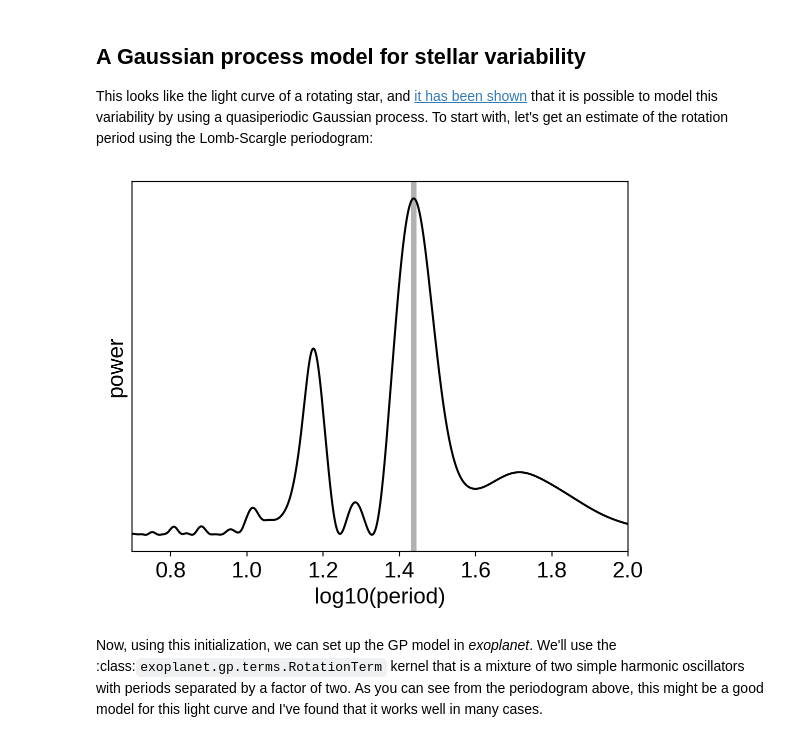
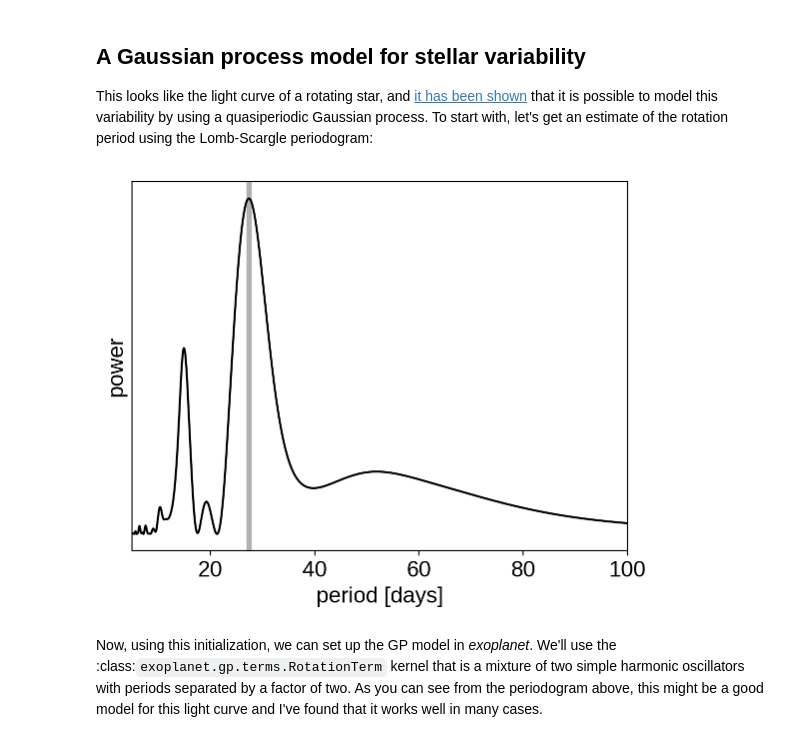
Before and after one commit to exoplanet-dev/case-studies, a Jupyter notebook: _static/notebooks/stellar-variability.ipynb, the cells around one changed output. Cells and saved outputs as stored; diff of their text form; code cells hidden in the pictures.

```diff
--- a/_static/notebooks/stellar-variability.ipynb
+++ b/_static/notebooks/stellar-variability.ipynb
@@ -55,20 +55,20 @@ To start with, let's get an estimate of the rotation period using the Lomb-Scarg
 # %%
 import exoplanet as xo
 
 results = xo.estimators.lomb_scargle_estimator(
     x, y, max_peaks=1, min_period=5.0, max_period=100.0,
     samples_per_peak=50)
 
 peak = results["peaks"][0]
 freq, power = results["periodogram"]
-plt.plot(-np.log10(freq), power, "k")
-plt.axvline(np.log10(peak["period"]), color="k", lw=4, alpha=0.3)
-plt.xlim((-np.log10(freq)).min(), (-np.log10(freq)).max())
+plt.plot(1/freq, power, "k")
+plt.axvline(peak["period"], color="k", lw=4, alpha=0.3)
+plt.xlim((1/freq).min(), (1/freq).max())
 plt.yticks([])
-plt.xlabel("log10(period)")
+plt.xlabel("period [days]")
 plt.ylabel("power");
 # %% [output]
-[figure, old version]
+[figure, new version]
 # %% [markdown]
 Now, using this initialization, we can set up the GP model in *exoplanet*.
 We'll use the :class:`exoplanet.gp.terms.RotationTerm` kernel that is a mixture of two simple harmonic oscillators with periods separated by a factor of two.
```
Also changed, not shown: parts of 5 cells of this notebook, 7 other files.
